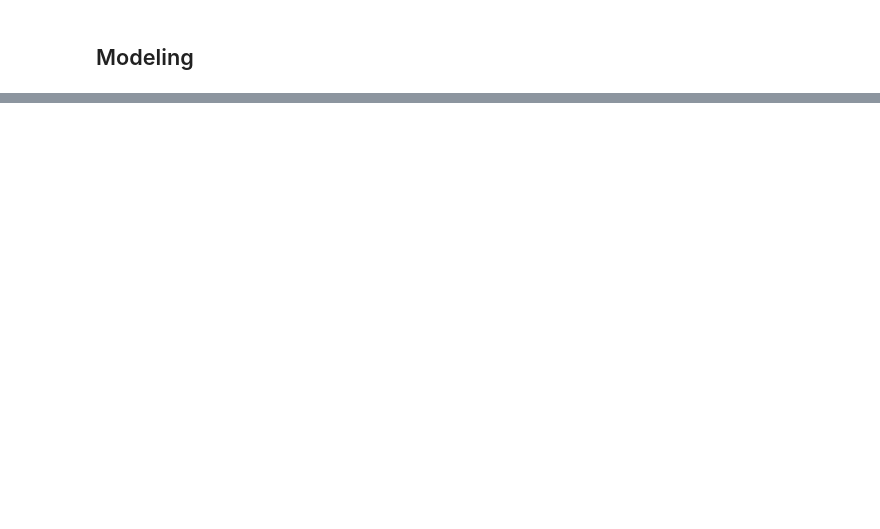
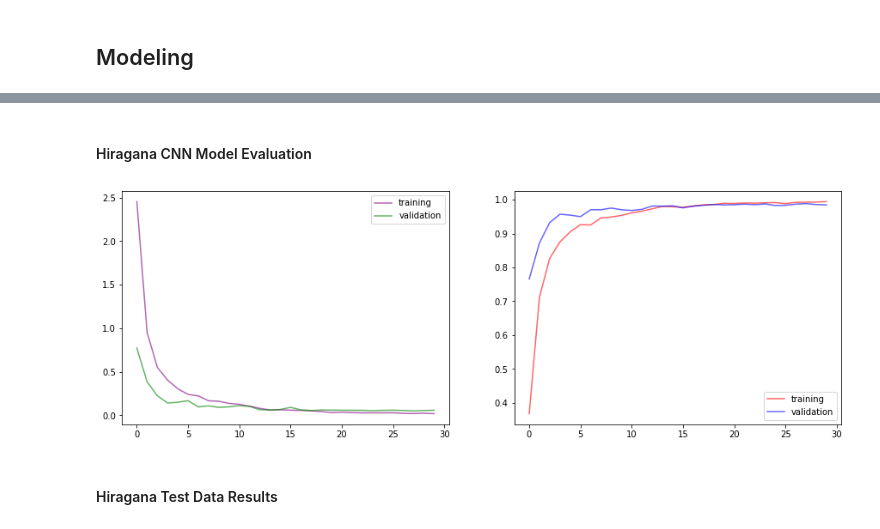
Before and after one commit to Mynusjanai/kana_recognition, a Jupyter notebook: kana_recognition_workbook.ipynb, the cells around one changed output, grey strips where cells are left out. Cells and saved outputs as stored; diff of their text form; code cells hidden in the pictures; blank space fills up the shorter version.

```diff
--- a/kana_recognition_workbook.ipynb
+++ b/kana_recognition_workbook.ipynb
@@ -573,0 +586,8 @@ katakana_X_train.shape
+# %%
+hira_es = EarlyStopping(patience = 8, verbose = 1, restore_best_weights = True)
+hira_lr = ReduceLROnPlateau(factor = 0.5, patience = 3, verbose = 1)
+# %%
+hira_model.compile(loss = 'categorical_crossentropy', optimizer = 'adam', metrics = ['accuracy'])
+
+hiragana_results = hira_model.fit(hiragana_datagen.flow(hira_X_train, hira_y_train, batch_size = 32),
+          epochs = 30, callbacks = (hira_es, hira_lr), validation_data = (hira_X_val, hira_y_val))
@@ -573,0 +612,26 @@ katakana_X_train.shape
+# %% [markdown]
+#### Hiragana CNN Model Evaluation
+# %%
+hira_history = hiragana_results.history
+hira_training_loss = hira_history['loss']
+hira_val_loss = hira_history['val_loss']
+hira_training_accuracy = hira_history['accuracy']
+hira_val_accuracy = hira_history['val_accuracy']
+# %%
+fig, (ax1, ax2) = plt.subplots(1,2,figsize=(15,5))
+
+
+sns.lineplot(x = list(range(len(hira_training_loss))),
+             y = hira_training_loss, color = 'purple', alpha = 0.6, label='training', ax = ax1)
+sns.lineplot(x = list(range(len(hira_val_loss))),
+             y = hira_val_loss, color = 'green', alpha = 0.6, label = 'validation', ax = ax1)
+sns.lineplot(x = list(range(len(hira_training_loss))),
+             y = hira_training_accuracy, color='r', alpha = 0.6, label='training',ax = ax2)
+sns.lineplot(x = list(range(len(hira_val_loss))),
+             y = hira_val_accuracy, color = 'b', alpha = 0.6, label = 'validation',ax = ax2)
+# plt.savefig('img/hiragana_loss_acc')
+ax1.legend();
+# %% [output]
+[figure, added]
+# %% [markdown]
+#### Hiragana Test Data Results
```
Also changed, not shown: parts of 84 cells of this notebook, 11 other files.
